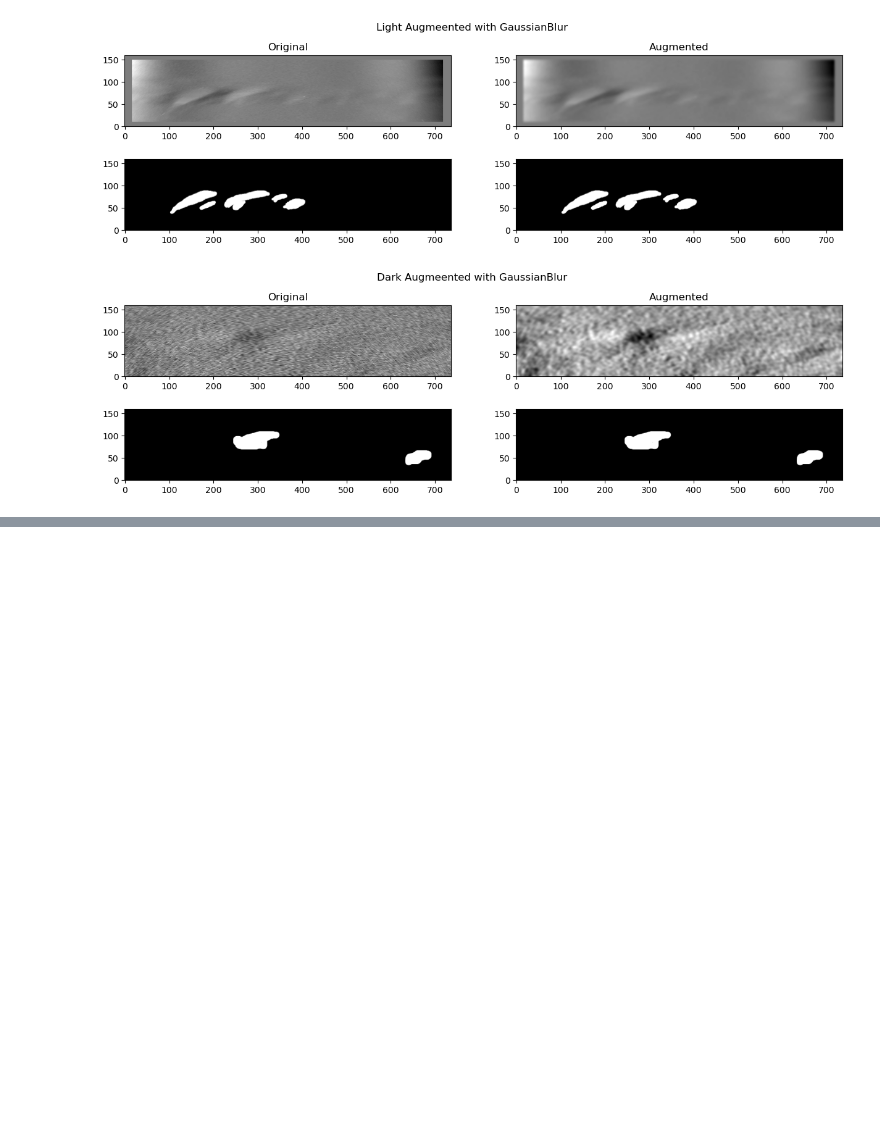
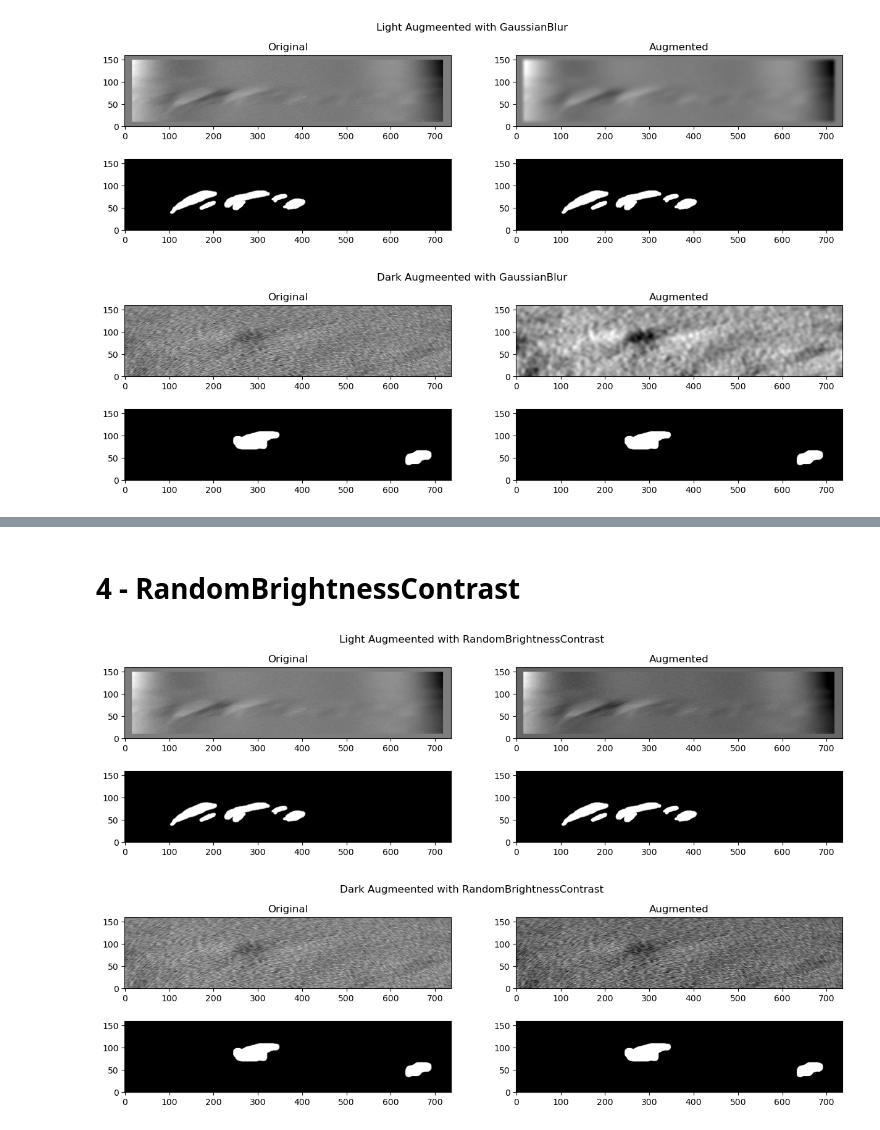
Before and after one commit to Yugadeep/Spokes_ML, a Jupyter notebook: augmentation_demo.ipynb, the cells around one changed output, grey strips where cells are left out. Saved outputs shown, nothing was run; the diff lists cells and outputs as text; code cells hidden in the pictures; blank space fills up the shorter version.

```diff
--- a/augmentation_demo.ipynb
+++ b/augmentation_demo.ipynb
@@ -70,0 +91,14 @@ visualize_augmentation(aug, augment_name)
+# %% [markdown]
+# 4 - RandomBrightnessContrast
+# %%
+aug = alb.Compose(
+    [alb.RandomBrightnessContrast(brightness_limit=0.9, contrast_limit=0.9, p=1)],
+    additional_targets={'dark_image': 'image', 'dark_mask': 'mask'}
+)
+
+augment_name = "RandomBrightnessContrast"
+
+visualize_augmentation(aug, augment_name)
+# %% [output]
+[figure, added]
+[figure, added]
```
Also changed, not shown: parts of 11 cells of this notebook, 1 other file.
